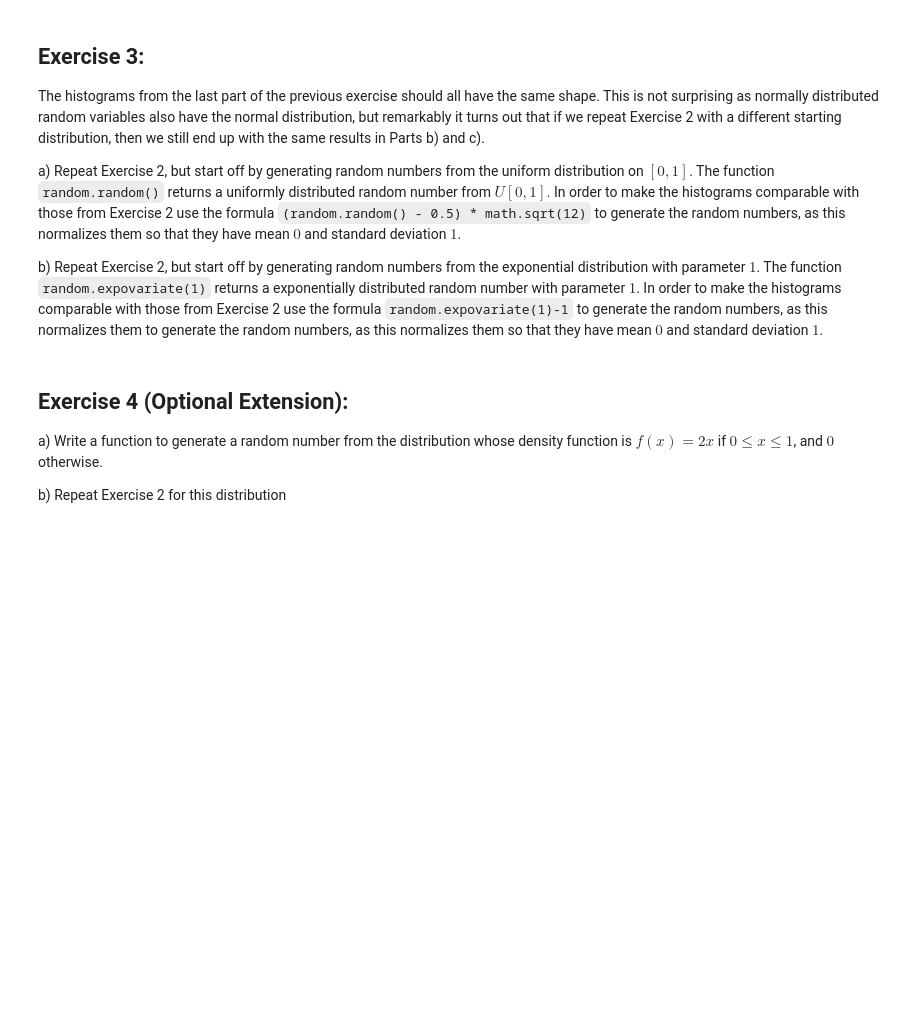
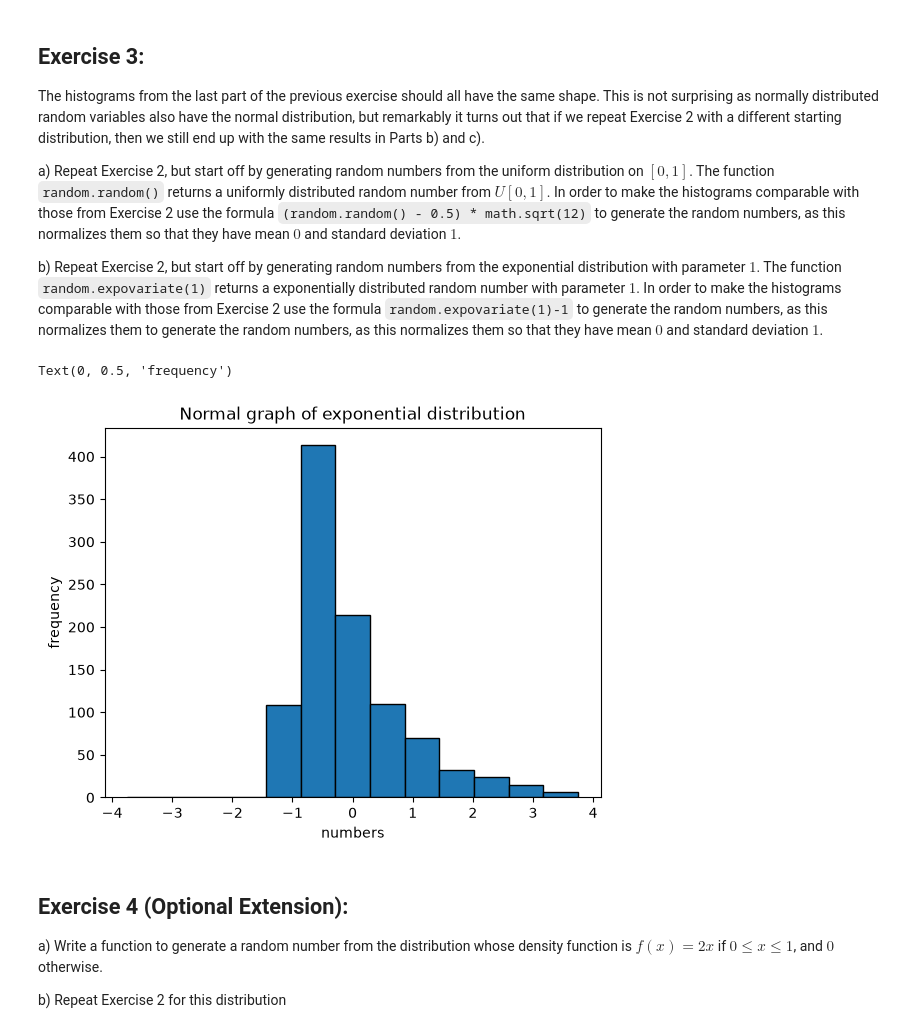
Before and after one commit to BahaDayya/linear-algebra-student-labs, a Jupyter notebook: lab06_displaying_data_and_CLT.ipynb, the cells around one changed output. Saved outputs shown, nothing was run; the diff lists cells and outputs as text; code cells hidden in the pictures; blank space fills up the shorter version.

```diff
--- a/lab06_displaying_data_and_CLT.ipynb
+++ b/lab06_displaying_data_and_CLT.ipynb
@@ -121,15 +219,75 @@ b) Repeat Exercise 2, but start off by generating random numbers from the expone
 # %%
 import pandas as pd
 import random
 import matplotlib.pyplot as plt
 import math
 
 # to read one or more lists of numbers into a dataframe called df use
 # rand_nos = pd.DataFrame({'sample-1': sample_1, 'sample-5': sample_5, 'sample-10': sample_10})
 # if sample_1, sample_5 and sample_10 are lists, then this will give you a dataframe with 3 columns corresponding to these lists and
 # headings 'sample-1', 'sample-5' and 'sample-10'
 
 # add your code here
+
+# a)
+
+"""
+thousand_list = []
+#mean_list = []
+summer = 0
+n = 10
+
+for i in range(1, 1001):
+    rand = (random.random() - 0.5) * math.sqrt(12)
+    thousand_list.append(rand)
+
+    ""
+    if i % n == 0:
+        summer = 0
+        for j in range(i-n,i):
+            summer += thousand_list[j]
+
+        mean_list.append(((summer)/n))
+    ""
+
+d = { "Numbers":thousand_list }
+df = pd.DataFrame(data=d)
+ax = df["Numbers"].plot.hist(range=(-3.75,3.75), bins=13,edgecolor='black')
+plt.title("Normal graph of uniform distribution [0,1]")
+plt.xlabel("numbers")
+plt.ylabel("frequency")
+"""
+
+# b)
+
+
+thousand_list = []
+#mean_list = []
+summer = 0
+n = 10
+
+for i in range(1, 1001):
+    rand = random.expovariate(1)-1
+    thousand_list.append(rand)
+
+    """
+    if i % n == 0:
+        summer = 0
+        for j in range(i-n,i):
+            summer += thousand_list[j]
+
+        mean_list.append(((summer)/n))
+    """
+
+d = { "Numbers":thousand_list }
+df = pd.DataFrame(data=d)
+ax = df["Numbers"].plot.hist(range=(-3.75,3.75), bins=13,edgecolor='black')
+plt.title("Normal graph of exponential distribution")
+plt.xlabel("numbers")
+plt.ylabel("frequency")
+# %% [output]
+Text(0, 0.5, 'frequency')
+[figure, added]
 # %% [markdown]
 ## Exercise 4 (Optional Extension):
 
```
Also changed, not shown: parts of 6 cells of this notebook, 5 other files.
